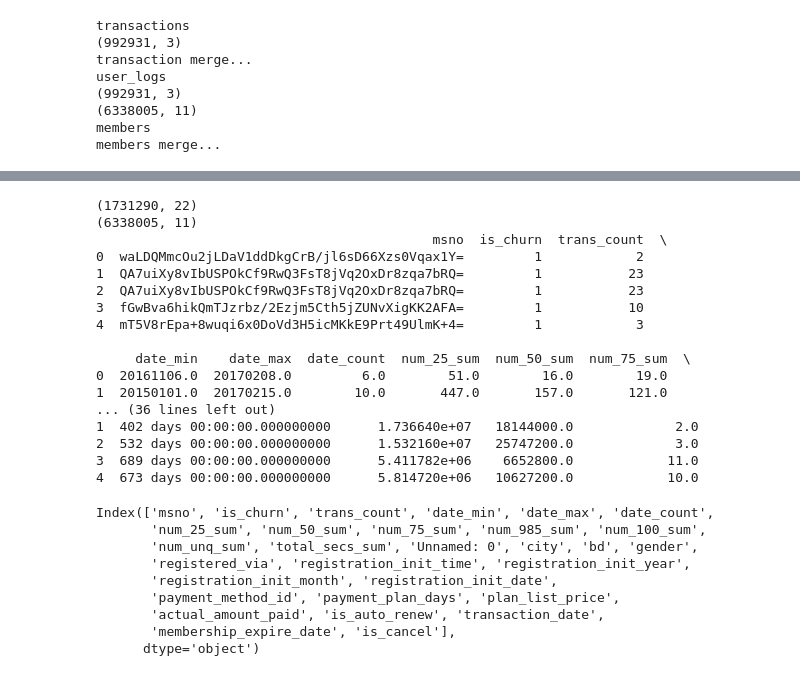
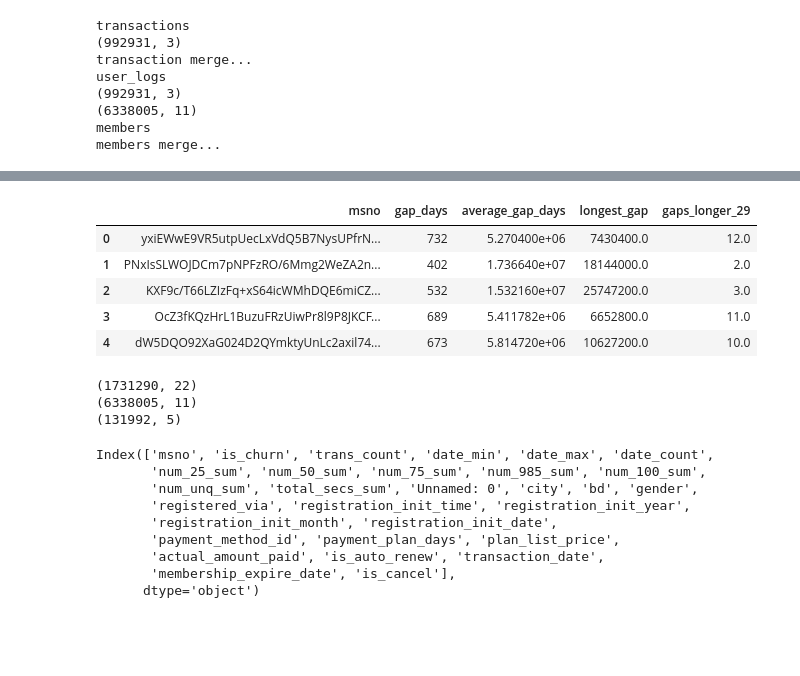
Before and after one commit to jameschartouni/Churn, a Jupyter notebook: Clean_Data.ipynb, the cells around one changed output, grey strips where cells are left out. Cells and saved outputs as stored; diff of their text form; code cells hidden in the pictures; blank space fills up the shorter version.

Commit message:
more edits to model selection and clean_data to generate user logs

```diff
--- a/Clean_Data.ipynb
+++ b/Clean_Data.ipynb
@@ -104,29 +77,25 @@ user_log_time_series.head()
+# %%
+#user_log_time_series = pd.to_numeric(user_log_time_series[user_log_time_series.columns[1]])
+user_log_time_series["gap_days"] = user_log_time_series["gap_days"].astype(str).str.split().str[0].str.rsplit('.').str[0]
+user_log_time_series.head()
+#.astype(np.int8)
+# %% [output]
+|  | msno | gap_days | average_gap_days | longest_gap | gaps_longer_29 |
+| 0 | yxiEWwE9VR5utpUecLxVdQ5B7NysUPfrN... | 732 | 5.270400e+06 | 7430400.0 | 12.0 |
+| 1 | PNxIsSLWOJDCm7pNPFzRO/6Mmg2WeZA2n... | 402 | 1.736640e+07 | 18144000.0 | 2.0 |
+| 2 | KXF9c/T66LZIzFq+xS64icWMhDQE6miCZ... | 532 | 1.532160e+07 | 25747200.0 | 3.0 |
+| 3 | OcZ3fKQzHrL1BuzuFRzUiwPr8l9P8JKCF... | 689 | 5.411782e+06 | 6652800.0 | 11.0 |
+| 4 | dW5DQO92XaG024D2QYmktyUnLc2axil74... | 673 | 5.814720e+06 | 10627200.0 | 10.0 |
 # %%
 user_log_time_series.to_csv("cleaned_input/user_log_time_series.csv")
 # %%
 print(train.shape)
 print(user_logs.shape)
-print(train.head())
 print(user_log_time_series.shape)
-print(user_log_time_series.head())
 # %% [output]
 (1731290, 22)
 (6338005, 11)
-                                           msno  is_churn  trans_count  \
-0  waLDQMmcOu2jLDaV1ddDkgCrB/jl6sD66Xzs0Vqax1Y=         1            2
-1  QA7uiXy8vIbUSPOkCf9RwQ3FsT8jVq2OxDr8zqa7bRQ=         1           23
-2  QA7uiXy8vIbUSPOkCf9RwQ3FsT8jVq2OxDr8zqa7bRQ=         1           23
-3  fGwBva6hikQmTJzrbz/2Ezjm5Cth5jZUNvXigKK2AFA=         1           10
-4  mT5V8rEpa+8wuqi6x0DoVd3H5icMKkE9Prt49UlmK+4=         1            3
-
-     date_min    date_max  date_count  num_25_sum  num_50_sum  num_75_sum  \
-0  20161106.0  20170208.0         6.0        51.0        16.0        19.0
-1  20150101.0  20170215.0        10.0       447.0       157.0       121.0
-... (36 lines left out)
-1  402 days 00:00:00.000000000      1.736640e+07   18144000.0             2.0
-2  532 days 00:00:00.000000000      1.532160e+07   25747200.0             3.0
-3  689 days 00:00:00.000000000      5.411782e+06    6652800.0            11.0
-4  673 days 00:00:00.000000000      5.814720e+06   10627200.0            10.0
+(131992, 5)
 # %%
 transactions = pd.read_csv('raw_data/transactions.csv')
 transactions = transactions.sort_values(by=['transaction_date'], ascending=[False]).reset_index(drop=True)
```
Also changed, not shown: parts of 2 cells of this notebook, 2 other files.
